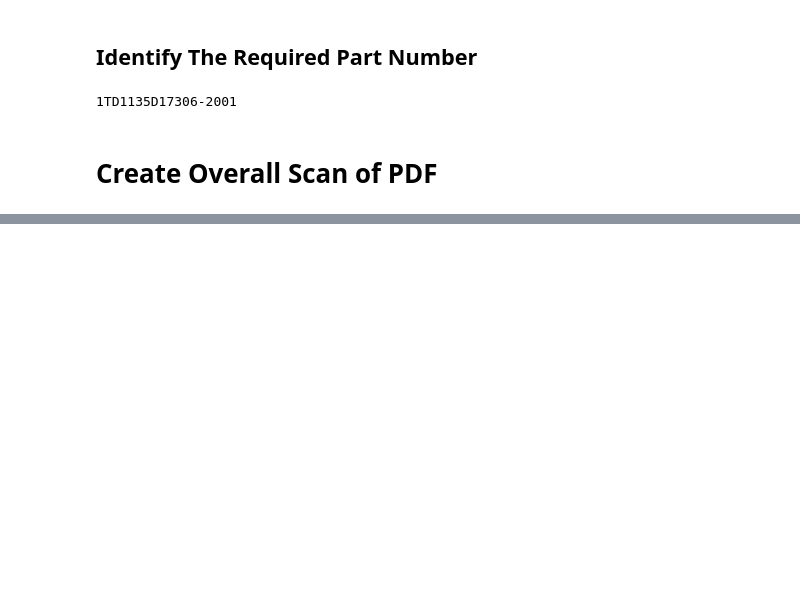
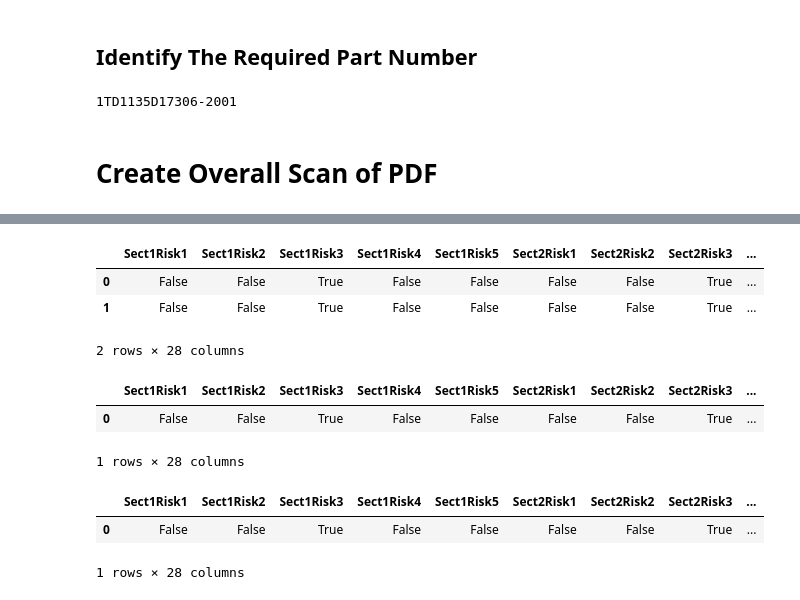
Before and after one commit to AsisASotelo/MRM-Contract-Review, a Jupyter notebook: EDA.ipynb, the cells around one changed output, grey strips where cells are left out. Saved outputs shown, nothing was run; the diff lists cells and outputs as text; code cells hidden in the pictures; blank space fills up the shorter version.

```diff
--- a/EDA.ipynb
+++ b/EDA.ipynb
@@ -174,13 +213,34 @@ print(text1)
 # Create Overall Scan of PDF
 # %%
 def scan_pdf(image):
+
     new_dict = {}
-    for k,v in rect_dict.items():
+    for k,v in rect_dict_check.items():
         section_img = image[v[0][1]:v[1][1],v[0][0]:v[1][0]]
-        print(k)
         cv.imshow('Display Window',section_img)
-        k = cv.waitKey(0)
+        h = cv.waitKey(0)
         cv.destroyAllWindows()
-        text1 = str(pytesseract.image_to_string(section_img,config='--psm 6'))
-        new_dict[k] = text1
+        if k.startswith('Sect'):
+            res = cv.matchTemplate(section_img,checkmark_img,cv.TM_SQDIFF_NORMED)
+            min_val,max_val,min_loc,max_loc = cv.minMaxLoc(res)
+            res =  cv.cvtColor(res,cv.COLOR_GRAY2RGB)
+
+            if max_val >= .85:
+                new_dict[k]=True
+            else:
+                new_dict[k]=False
+
+
+            print('Size' + str(res.shape))
+            print('Min Location :' + str(min_loc))
+            print('Min Value:' +str(min_val))
+            print('Max Value :' + str(max_val))
+            cv.imshow('Display Window',res)
+            h = cv.waitKey(0)
+            cv.destroyAllWindows()
+        else:
+            text1 = str(pytesseract.image_to_string(section_img,config='--psm 6'))
+            text1 = text1.replace('\n','')
+            new_dict[k] = text1
+
     return new_dict
@@ -202,0 +291,2 @@ Sect3Risk3
+# %%
+df = pd.DataFrame.from_records([scan_pdf(img)])
@@ -202,0 +313,23 @@ Sect3Risk3
+# %%
+df2 = pd.DataFrame.from_records([scan_pdf(img)])
+# %%
+df3 = pd.concat([df,df2])
+# %%
+df3.reset_index(drop=True)
+# %% [output]
+|  | Sect1Risk1 | Sect1Risk2 | Sect1Risk3 | Sect1Risk4 | Sect1Risk5 | Sect2Risk1 | Sect2Risk2 | Sect2Risk3 | ... |
+| 0 | False | False | True | False | False | False | False | True | ... |
+| 1 | False | False | True | False | False | False | False | True | ... |
+2 rows × 28 columns
+# %%
+df
+# %% [output]
+|  | Sect1Risk1 | Sect1Risk2 | Sect1Risk3 | Sect1Risk4 | Sect1Risk5 | Sect2Risk1 | Sect2Risk2 | Sect2Risk3 | ... |
+| 0 | False | False | True | False | False | False | False | True | ... |
+1 rows × 28 columns
+# %%
+df
+# %% [output]
+|  | Sect1Risk1 | Sect1Risk2 | Sect1Risk3 | Sect1Risk4 | Sect1Risk5 | Sect2Risk1 | Sect2Risk2 | Sect2Risk3 | ... |
+| 0 | False | False | True | False | False | False | False | True | ... |
+1 rows × 28 columns
```
Also changed, not shown: parts of 28 cells of this notebook.
